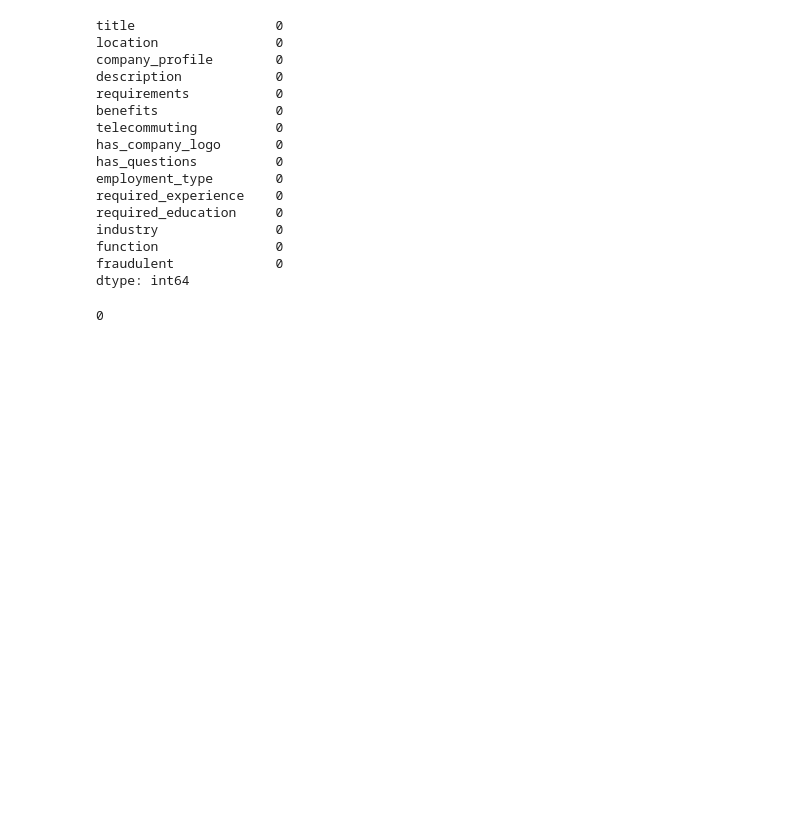
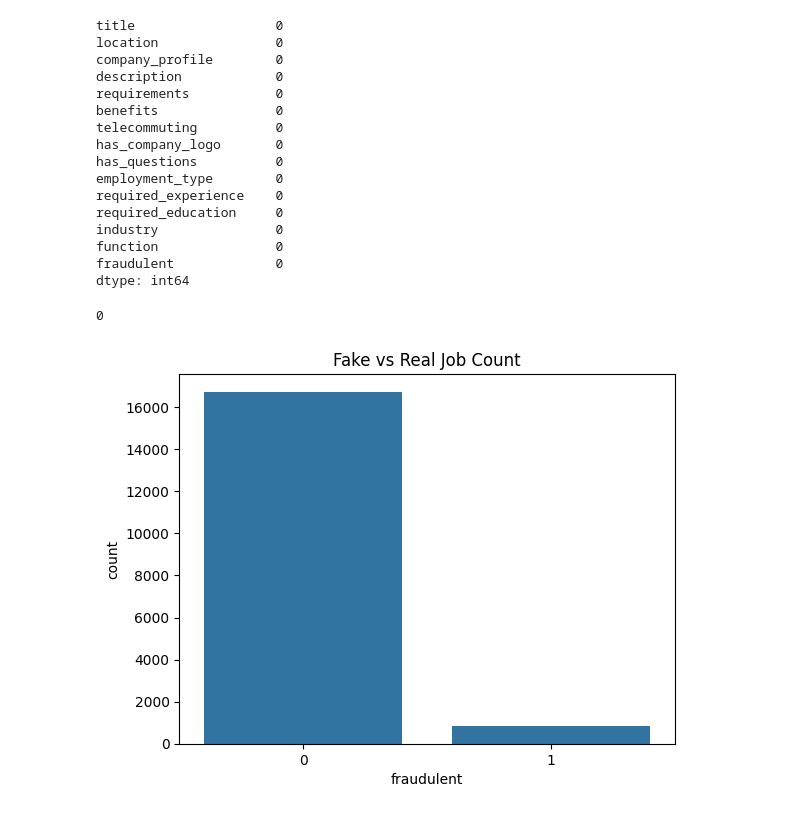
Before and after one commit to praneethdh/fake-job-analysis, a Jupyter notebook: notebook.ipynb, the cells around one changed output. Cells and saved outputs as stored; diff of their text form; code cells hidden in the pictures; blank space fills up the shorter version.

Commit message:
Phase 3: Data analysis completed

```diff
--- a/notebook.ipynb
+++ b/notebook.ipynb
@@ -176,3 +176,14 @@ for col in cols_to_clean:
     df[col] = df[col].str.lower()
     df[col] = df[col].str.strip()
     df[col] = df[col].str.replace(r"\s+", " ", regex=True)
+# %%
+# Phase 3 ANALYSIS
+import seaborn as sns
+import matplotlib.pyplot as plt
+
+# Fake vs Real Jobs
+sns.countplot(x="fraudulent", data=df)
+plt.title("Fake vs Real Job Count")
+plt.show()
+# %% [output]
+[figure, added]
```
Also changed, not shown: parts of 5 cells of this notebook.
